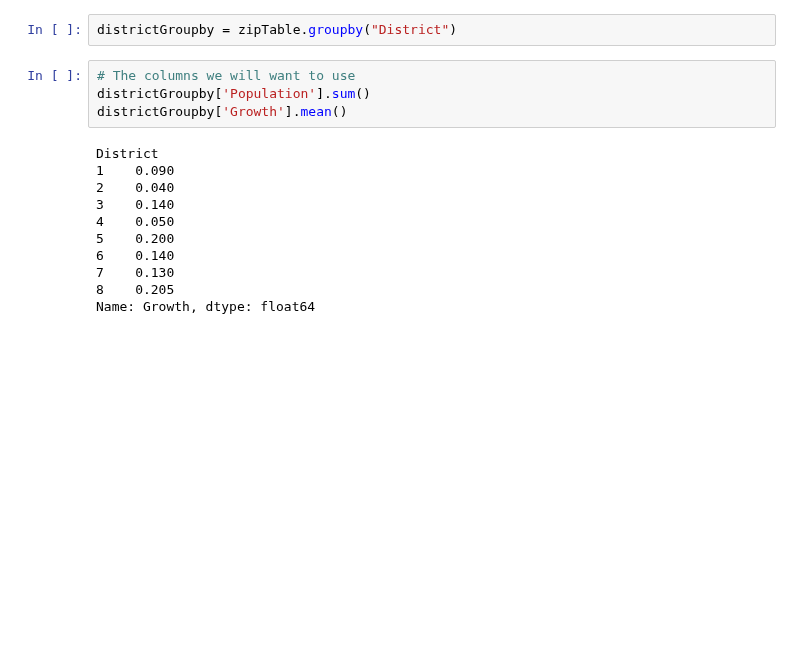
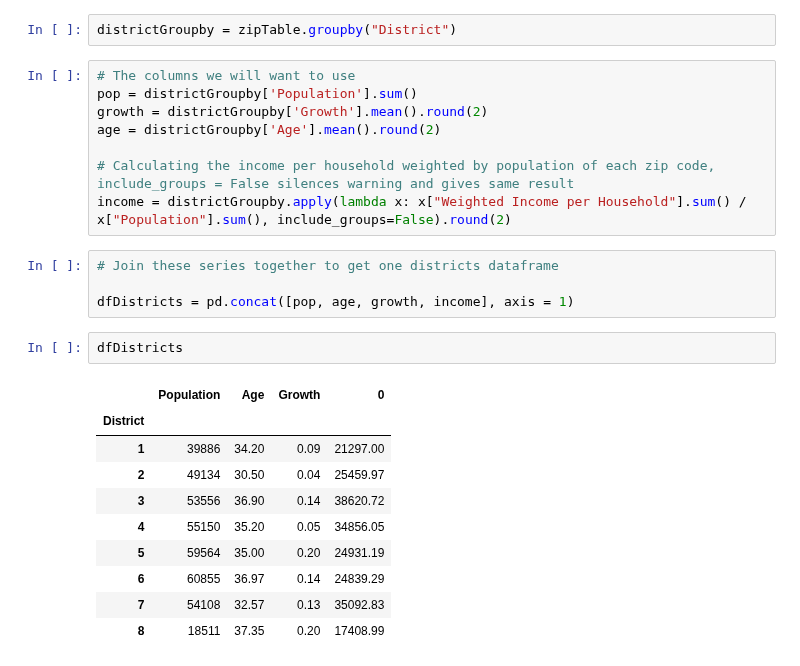
Before and after one commit to yarbschris/ds-final, a Jupyter notebook: finalProject.ipynb, the cells around one changed output. Drawn from its saved outputs; the diff is of its cells as text; blank space fills up the shorter version.

```diff
--- a/finalProject.ipynb
+++ b/finalProject.ipynb
@@ -521,16 +525,26 @@ Now that this table is clean, we can group our table by district and scale some
 districtGroupby = zipTable.groupby("District")
 # %%
 # The columns we will want to use
-districtGroupby['Population'].sum()
-districtGroupby['Growth'].mean()
+pop = districtGroupby['Population'].sum()
+growth = districtGroupby['Growth'].mean().round(2)
+age = districtGroupby['Age'].mean().round(2)
+
+# Calculating the income per household weighted by population of each zip code, include_groups = False silences warning and gives same result
+income = districtGroupby.apply(lambda x: x["Weighted Income per Household"].sum() / x["Population"].sum(), include_groups=False).round(2)
-# %% [output]
-District
-1    0.090
-2    0.040
-3    0.140
-4    0.050
-5    0.200
-6    0.140
-7    0.130
-8    0.205
-Name: Growth, dtype: float64
+# %%
+# Join these series together to get one districts dataframe
+
+dfDistricts = pd.concat([pop, age, growth, income], axis = 1)
+# %%
+dfDistricts
+# %% [output]
+|  | Population | Age | Growth | 0 |
+| District |  |  |  |  |
+| 1 | 39886 | 34.20 | 0.09 | 21297.00 |
+| 2 | 49134 | 30.50 | 0.04 | 25459.97 |
+| 3 | 53556 | 36.90 | 0.14 | 38620.72 |
+| 4 | 55150 | 35.20 | 0.05 | 34856.05 |
+| 5 | 59564 | 35.00 | 0.20 | 24931.19 |
+| 6 | 60855 | 36.97 | 0.14 | 24839.29 |
+| 7 | 54108 | 32.57 | 0.13 | 35092.83 |
+| 8 | 18511 | 37.35 | 0.20 | 17408.99 |
```
Also changed, not shown: parts of 3 cells of this notebook, 1 other file.
